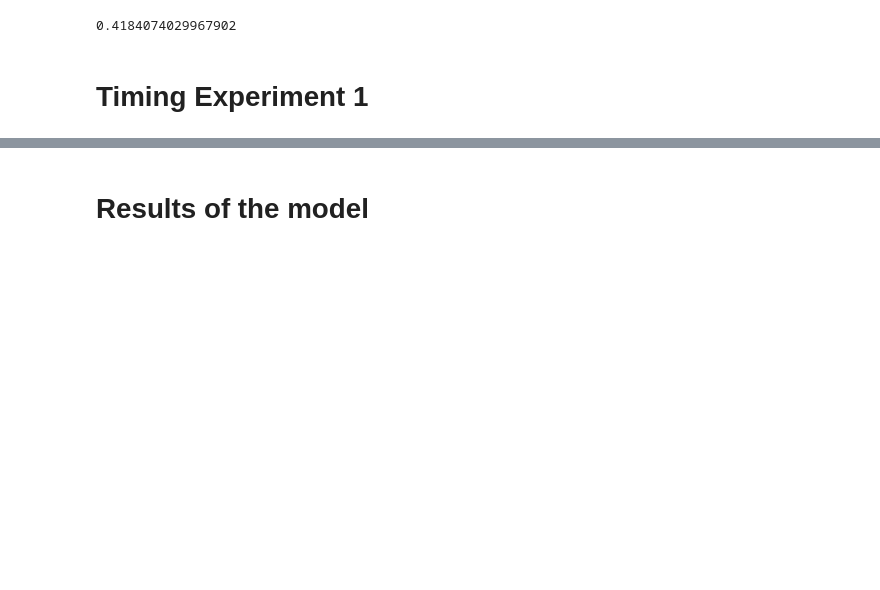
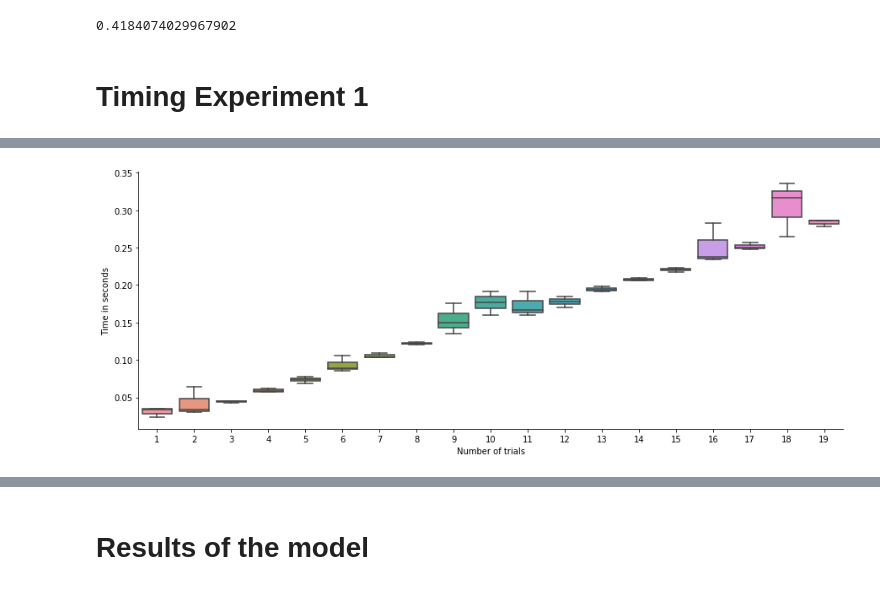
Before and after one commit to MichalisPanayides/AmbulanceDecisionGame, a Jupyter notebook: src/Jupyter/ciw/Experimenting with Ciw.ipynb, the cells around one changed output, grey strips where cells are left out. Saved outputs shown, nothing was run; the diff lists cells and outputs as text; code cells hidden in the pictures; blank space fills up the shorter version.

```diff
--- a/src/Jupyter/ciw/Experimenting with Ciw.ipynb
+++ b/src/Jupyter/ciw/Experimenting with Ciw.ipynb
@@ -144,0 +210,5 @@ plt.show()
+# %%
+get_distribution_plot(times, kind="box")
+plt.show()
+# %% [output]
+[figure, added]
```
Also changed, not shown: parts of 31 cells of this notebook, 1 other file.
